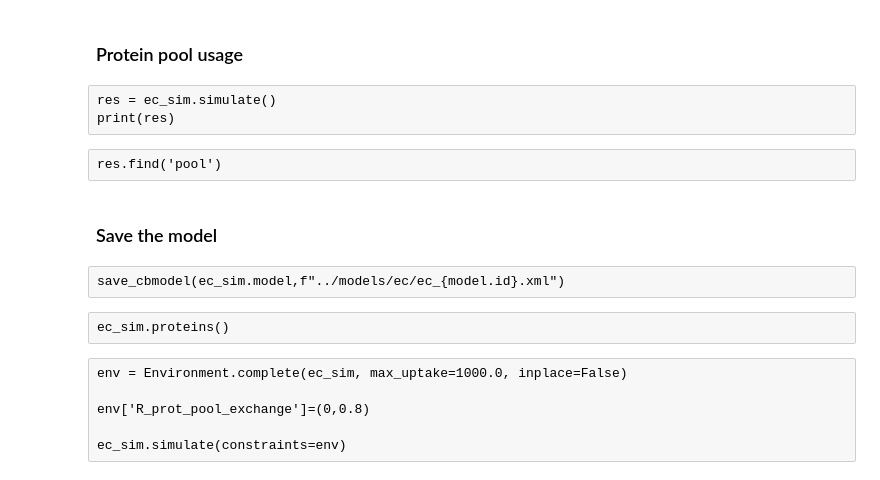
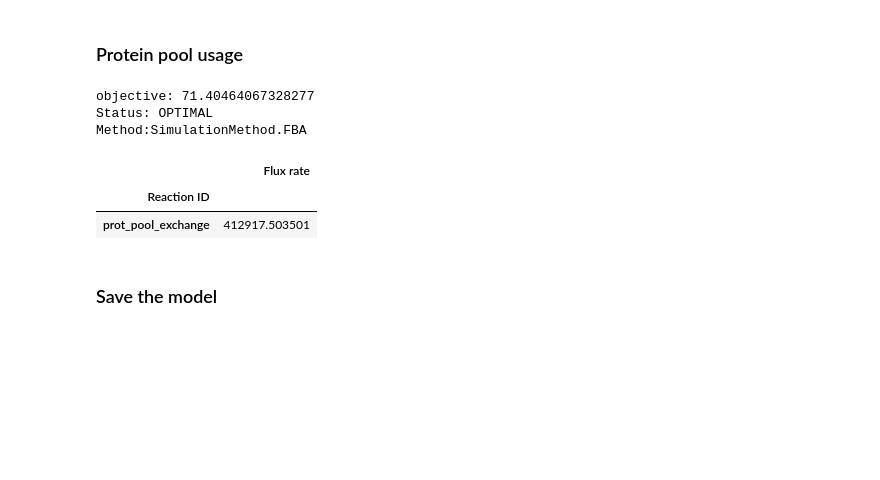
Before and after one commit to areias03/tmCOM, a Jupyter notebook: notebooks/02-EC_Implementation.ipynb, the cells around one changed output. Drawn from its saved outputs; the diff is of its cells as text; code cells hidden in the pictures; blank space fills up the shorter version.

```diff
--- a/notebooks/02-EC_Implementation.ipynb
+++ b/notebooks/02-EC_Implementation.ipynb
@@ -553,2 +702,2 @@ for k,v in ec_data.items():
 # %%
-ec_sim = add_enzyme_constraints(sim2, ec_data)
+ec_sim = add_enzyme_constraints(sim, ec_data)
@@ -555,19 +711,17 @@ ec_sim = add_enzyme_constraints(sim2, ec_data)
 # %% [markdown]
 ### Protein pool usage
-# %% [raw]
-res = ec_sim.simulate()
-print(res)
-# %% [raw]
-res.find('pool')
+# %%
+res = ec_sim.simulate()
+print(res)
+# %% [output]
+objective: 71.40464067328277
+Status: OPTIMAL
+Method:SimulationMethod.FBA
+# %%
+res.find('pool')
+# %% [output]
+|  | Flux rate |
+| Reaction ID |  |
+| prot_pool_exchange | 412917.503501 |
 # %% [markdown]
 ### Save the model
-# %% [raw]
-save_cbmodel(ec_sim.model,f"../models/ec/ec_{model.id}.xml")
-# %% [raw]
-ec_sim.proteins()
-# %% [raw]
-env = Environment.complete(ec_sim, max_uptake=1000.0, inplace=False)
-
-env['R_prot_pool_exchange']=(0,0.8)
-
-ec_sim.simulate(constraints=env)
```
Also changed, not shown: parts of 21 cells of this notebook, 14 other files.
